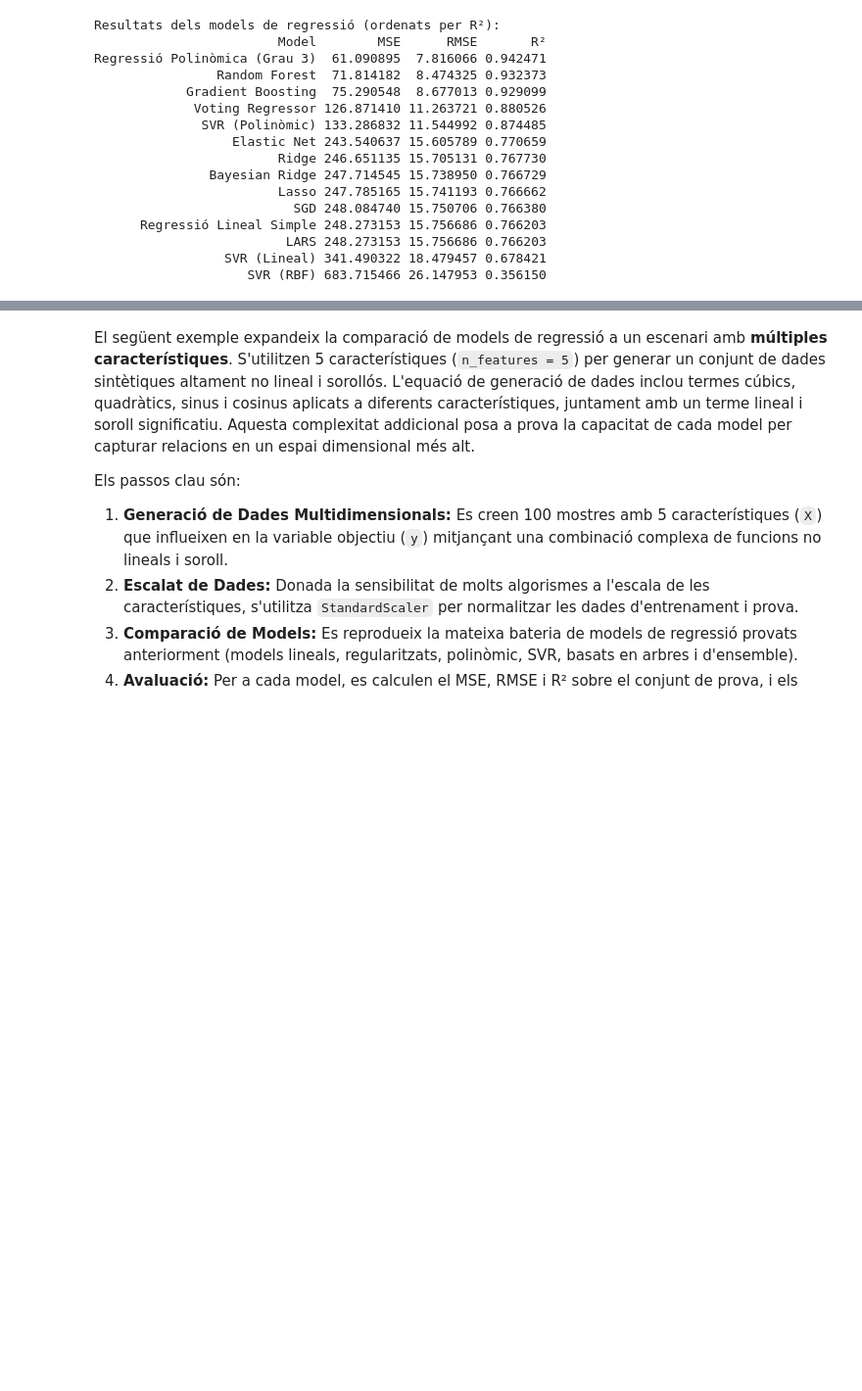
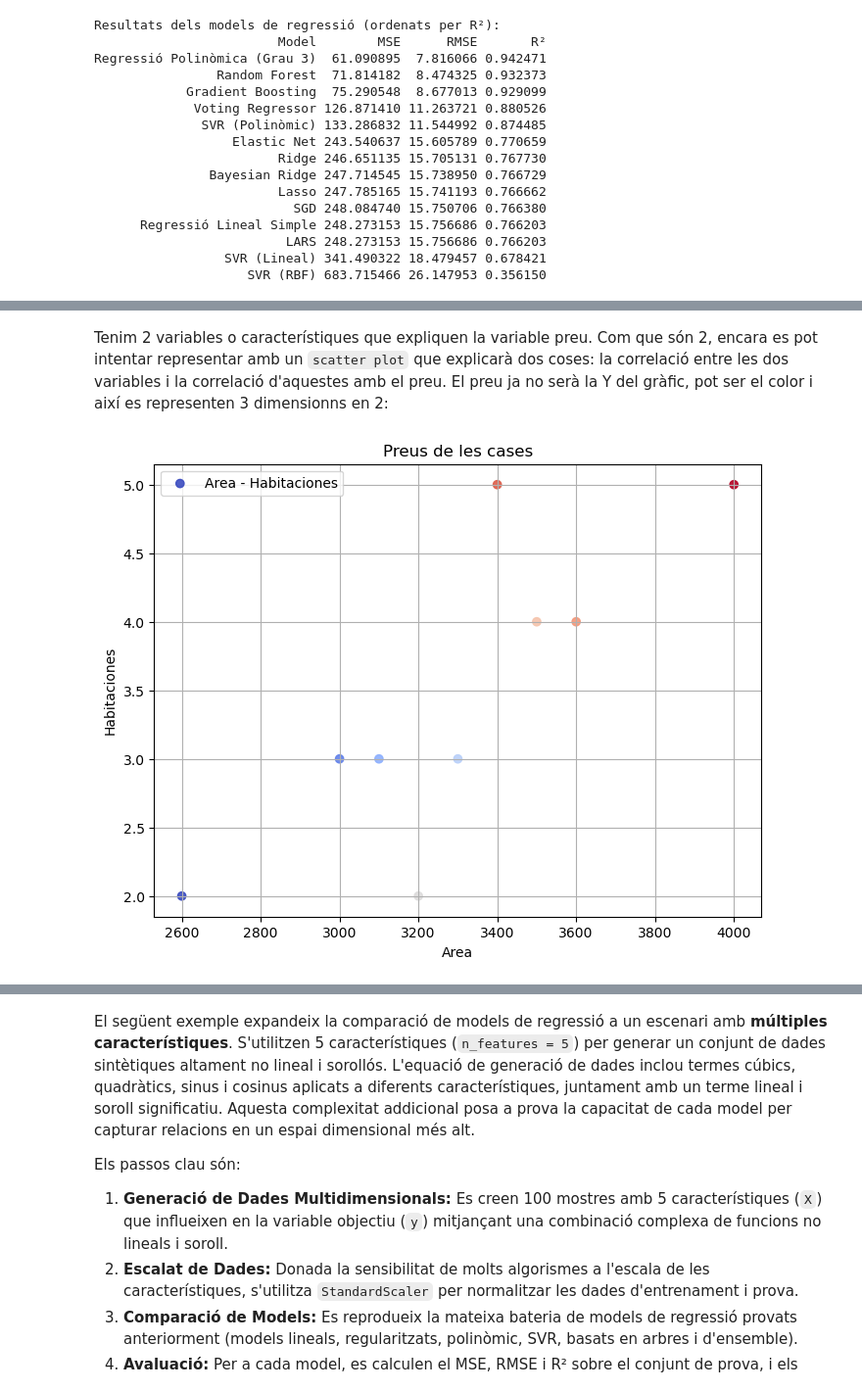
Before and after one commit to xxjcaxx/Disseny-i-avaluacio-de-models, a Jupyter notebook: apunts/documents/regressió.ipynb, the cells around one changed output, grey strips where cells are left out. Shown at 98% size. Cells and saved outputs as stored; diff of their text form; code cells hidden in the pictures; blank space fills up the shorter version.

```diff
--- a/apunts/documents/regressió.ipynb
+++ b/apunts/documents/regressió.ipynb
@@ -677,0 +714,17 @@ Regressió Polinòmica (Grau 3)  61.090895  7.816066 0.942471
+# %%
+import numpy as np
+import pandas as pd
+import matplotlib.pyplot as plt
+
+df = pd.DataFrame([
+    [2600,2,550000],
+    [3000,3,565000],
+    [3200,2,610000],
+    [3600,4,680000],
+    [4000,5,725000],
+    [3400,5,700000],
+    [3300,3,600000],
+    [3100,3,590000],
+    [3500,4,670000],
+    ],columns=["area","habitaciones","precio"])
+df
@@ -677,0 +742,18 @@ Regressió Polinòmica (Grau 3)  61.090895  7.816066 0.942471
+# %% [markdown]
+Tenim 2 variables o característiques que expliquen la variable preu. Com que són 2, encara es pot intentar representar amb un `scatter plot` que explicarà dos coses: la correlació entre les dos variables i la correlació d'aquestes amb el preu. El preu ja no serà la Y del gràfic, pot ser el color i així es representen 3 dimensionns en 2:
+# %%
+from sklearn.preprocessing import LabelEncoder
+attr_target = 'precio'
+le = LabelEncoder()
+le.fit(df[attr_target])
+plt.figure(figsize=(8, 6))  # Crear una figura amb una grandària específica
+plt.scatter(df["area"], df["habitaciones"], c=le.transform(df[attr_target]), cmap='coolwarm', alpha=0.9, label="Area - Habitaciones")  # Graficar els punts de dades originals
+
+plt.title("Preus de les cases")  # Títol del gràfic
+plt.xlabel("Area")  # Etiqueta de l'eix X
+plt.ylabel("Habitaciones")  # Etiqueta de l'eix Y
+plt.legend()  # Mostrar la llegenda
+plt.grid()  # Afegir una quadrícula
+plt.show()  # Mostrar el gràfic
+# %% [output]
+[figure, added]
```
Also changed, not shown: parts of 13 cells of this notebook, 25 other files.
